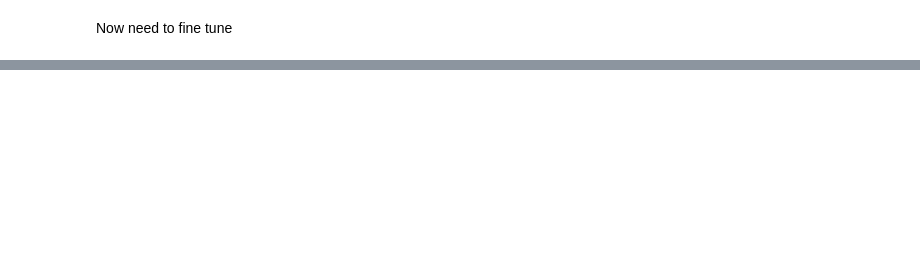
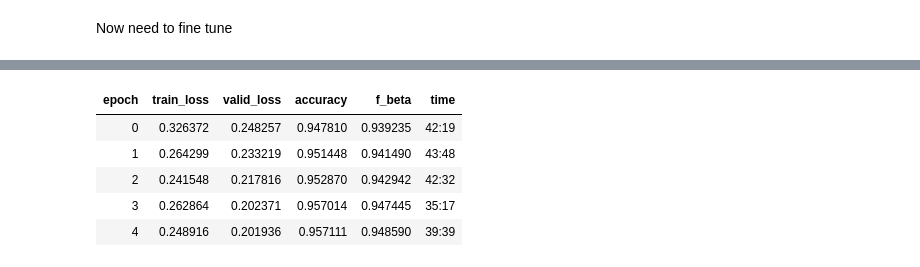
Before and after one commit to magic-lantern/nlp-transfer-learning, a Jupyter notebook: sourcecode/mimic_nlp_classifier_descr.ipynb, the cells around one changed output, grey strips where cells are left out. Saved outputs shown, nothing was run; the diff lists cells and outputs as text; code cells hidden in the pictures; blank space fills up the shorter version.

```diff
--- a/sourcecode/mimic_nlp_classifier_descr.ipynb
+++ b/sourcecode/mimic_nlp_classifier_descr.ipynb
@@ -204,21 +286,27 @@ release_mem()
 # %%
 num_cycles = 5
-prev_cycles = 0
 
 file = descr_ft_file + str(prev_cycles)
 learner_file = base_path/file
 callback_save_file = str(learner_file) + '_auto'
 
-learn.fit_one_cycle(num_cycles, 5e-3, moms=(0.8,0.7),
+learn.fit_one_cycle(num_cycles, slice(5e-3/(2.6**4),5e-3), moms=(0.8,0.7),
                     callbacks=[
                         callbacks.SaveModelCallback(learn, every='epoch', monitor='accuracy', name=callback_save_file),
                         # CSVLogger only logs when num_cycles are complete
-                        callbacks.CSVLogger(learn, filename='descr_fine_tune_history', append=True)
+                        callbacks.CSVLogger(learn, filename=training_history_file, append=True)
                     ])
 file = descr_ft_file + str(prev_cycles + num_cycles)
 learner_file = base_path/file
 learn.save(learner_file)
 
 with open(cycles_file, 'wb') as f:
     pickle.dump(num_cycles + prev_cycles, f)
 release_mem()
+# %% [output]
+| epoch | train_loss | valid_loss | accuracy | f_beta | time |
+| 0 | 0.326372 | 0.248257 | 0.947810 | 0.939235 | 42:19 |
+| 1 | 0.264299 | 0.233219 | 0.951448 | 0.941490 | 43:48 |
+| 2 | 0.241548 | 0.217816 | 0.952870 | 0.942942 | 42:32 |
+| 3 | 0.262864 | 0.202371 | 0.957014 | 0.947445 | 35:17 |
+| 4 | 0.248916 | 0.201936 | 0.957111 | 0.948590 | 39:39 |
```
Also changed, not shown: parts of 22 cells of this notebook, 3 other files.
